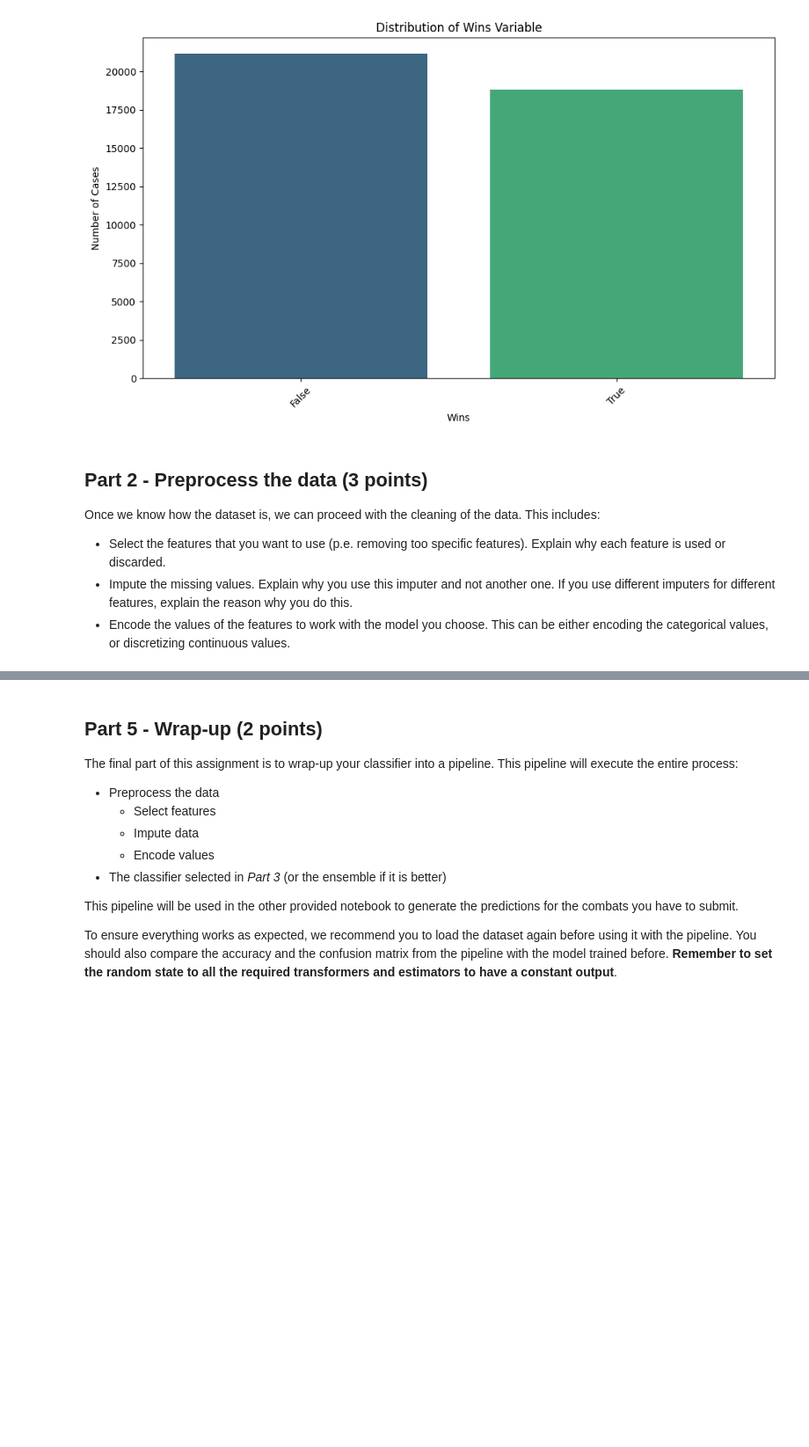
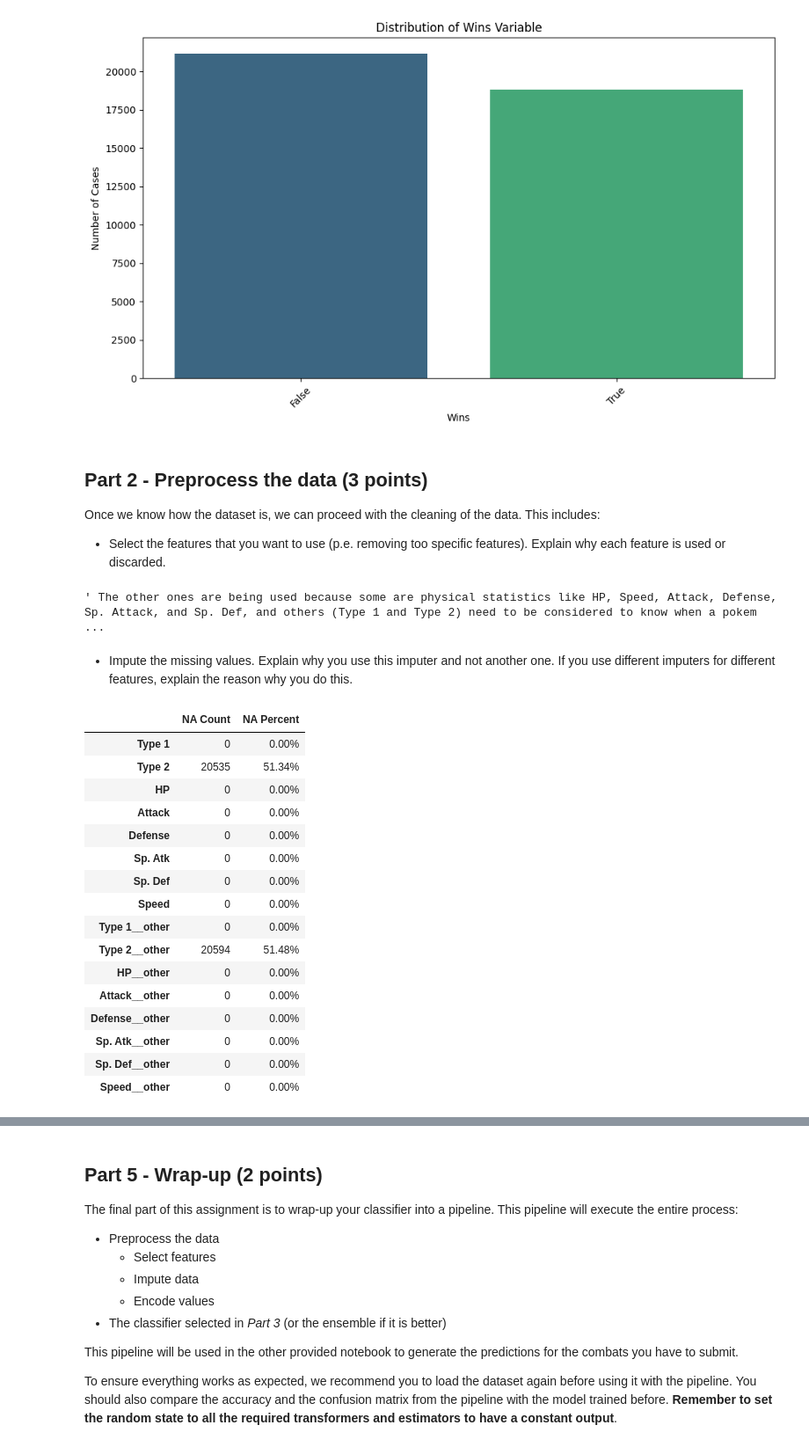
Before and after one commit to MEINF-FLQP/AI-Pacman-Projects, a Jupyter notebook: Pr2-ML/pokemon_basic-ml.ipynb, the cells around one changed output, grey strips where cells are left out. Shown: that part at 88% size. Saved outputs shown, nothing was run; the diff lists cells and outputs as text; code cells hidden in the pictures; blank space fills up the shorter version.

```diff
--- a/Pr2-ML/pokemon_basic-ml.ipynb
+++ b/Pr2-ML/pokemon_basic-ml.ipynb
@@ -154,12 +154,66 @@ Passing `palette` without assigning `hue` is deprecated and will be removed in v
 Once we know how the dataset is, we can proceed with the cleaning of the data. This includes:
 
 - Select the features that you want to use (p.e. removing too specific features). Explain why each feature is used or discarded.
-- Impute the missing values. Explain why you use this imputer and not another one. If you use different imputers for different features, explain the reason why you do this.
-- Encode the values of the features to work with the model you choose. This can be either encoding the categorical values, or discretizing continuous values.
 # %%
-# All these features are being discarded because, in a fight, you don't need to consider them to win.
+""" All these features are being discarded because, in a fight, you don't need to consider them to win. """
 columns_to_drop = ['Legendary', 'Legendary__other', 'Name', 'Name__other','Generation','Generation__other']
-features = X.drop(columns=columns_to_drop, axis=1)
-# The other ones are being used because some are physical statistics like HP, Speed, Attack, Defense, Sp. Attack, and Sp. Def, and others (Type 1 and Type 2) need to be considered to know when a pokemon could be more useful against others.
-
-# To impute the missing values we choose the Scikit-Learn 'SimpleImputer' which is really usefull because apart from imputer, the machine learning framework provides feature transformation, data manipulation, pipelines, and machine learning algorithms. All of them integrates smoothly.
+used_features = X.drop(columns=columns_to_drop, axis=1)
+""" The other ones are being used because some are physical statistics like HP, Speed, Attack, Defense, Sp. Attack, and Sp. Def, and others (Type 1 and Type 2) need to be considered to know when a pokemon could be more useful against others. """
+# %% [output]
+' The other ones are being used because some are physical statistics like HP, Speed, Attack, Defense, Sp. Attack, and Sp. Def, and others (Type 1 and Type 2) need to be considered to know when a pokem ...
+# %% [markdown]
+- Impute the missing values. Explain why you use this imputer and not another one. If you use different imputers for different features, explain the reason why you do this.
+# %%
+""" To impute the missing values, we choose the Scikit-Learn 'SimpleImputer', which is really useful because, apart from the imputer, the machine learning framework provides feature transformation, data manipulation, pipelines, and machine learning algorithms.
+All of them integrate smoothly. First of all, we wanted to see which columns had more missing values. We can see that the Type 2 and Type 2__other columns are the ones that have the most Na values—half of them, to be precise. The other ones have more or less 10%.
+But we also know that there are possibilities that a Pokemon doesn't have a second type, so we won't be imputing these two columns (Type 2 and Type 2__other)."""
+NA = pd.DataFrame(data=[used_features.isna().sum().tolist(), ["{:.2f}".format(i)+'%' \
+           for i in (used_features.isna().sum()/used_features.shape[0]*100).tolist()]],
+           columns=used_features.columns, index=['NA Count', 'NA Percent']).transpose()
+NA.style.background_gradient(cmap="Pastel1_r", subset=['NA Count'])
+
+""" First of all, we will start imputing the categorical columns, so we will drop the two columns mentioned above and select only the object-type columns. """
+categorical_features_to_impute = used_features.drop(['Type 2','Type 2__other'], axis=1).select_dtypes(include=['object']).columns.tolist()
+
+""" Then we will use the SimpleImputer with the most_frequent strategy because the are categorical."""
+from sklearn.impute import SimpleImputer
+imputer = SimpleImputer(strategy="most_frequent")
+used_features[categorical_features_to_impute] = imputer.fit_transform(used_features[categorical_features_to_impute])
+
+""" And as we can see the aren't more Na values on these columns """
+NA = pd.DataFrame(data=[used_features.isna().sum().tolist(), ["{:.2f}".format(i)+'%' \
+           for i in (used_features.isna().sum()/used_features.shape[0]*100).tolist()]],
+           columns=used_features.columns, index=['NA Count', 'NA Percent']).transpose()
+NA.style.background_gradient(cmap="Pastel1_r", subset=['NA Count'])
+
+""" We will start imputing the numeric columns, so we will select only the float64 columns; in this case, we don't want to drop any column. """
+numeric_features_to_impute = used_features.select_dtypes(include=['float64']).columns.tolist()
+
+""" Then we will use the SimpleImputer with the mean strategy because they are numeric."""
+from sklearn.impute import SimpleImputer
+imputer = SimpleImputer(strategy="mean")
+used_features[numeric_features_to_impute] = imputer.fit_transform(used_features[numeric_features_to_impute])
+
+""" And as we can see the aren't more Na values on these columns """
+NA = pd.DataFrame(data=[used_features.isna().sum().tolist(), ["{:.2f}".format(i)+'%' \
+           for i in (used_features.isna().sum()/used_features.shape[0]*100).tolist()]],
+           columns=used_features.columns, index=['NA Count', 'NA Percent']).transpose()
+NA.style.background_gradient(cmap="Pastel1_r", subset=['NA Count'])
+# %% [output]
+|  | NA Count | NA Percent |
+| Type 1 | 0 | 0.00% |
+| Type 2 | 20535 | 51.34% |
+| HP | 0 | 0.00% |
+| Attack | 0 | 0.00% |
+| Defense | 0 | 0.00% |
+| Sp. Atk | 0 | 0.00% |
+| Sp. Def | 0 | 0.00% |
+| Speed | 0 | 0.00% |
+| Type 1__other | 0 | 0.00% |
+| Type 2__other | 20594 | 51.48% |
+| HP__other | 0 | 0.00% |
+| Attack__other | 0 | 0.00% |
+| Defense__other | 0 | 0.00% |
+| Sp. Atk__other | 0 | 0.00% |
+| Sp. Def__other | 0 | 0.00% |
+| Speed__other | 0 | 0.00% |
```
Also changed, not shown: parts of 14 cells of this notebook.
